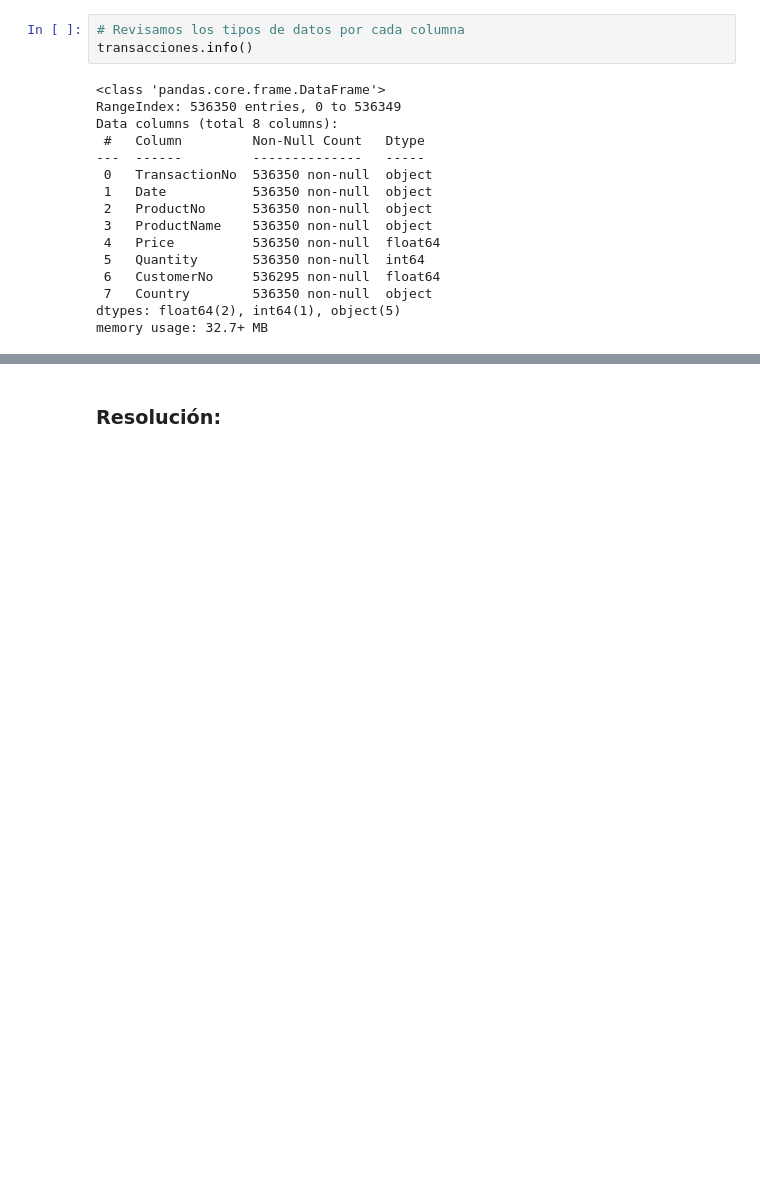
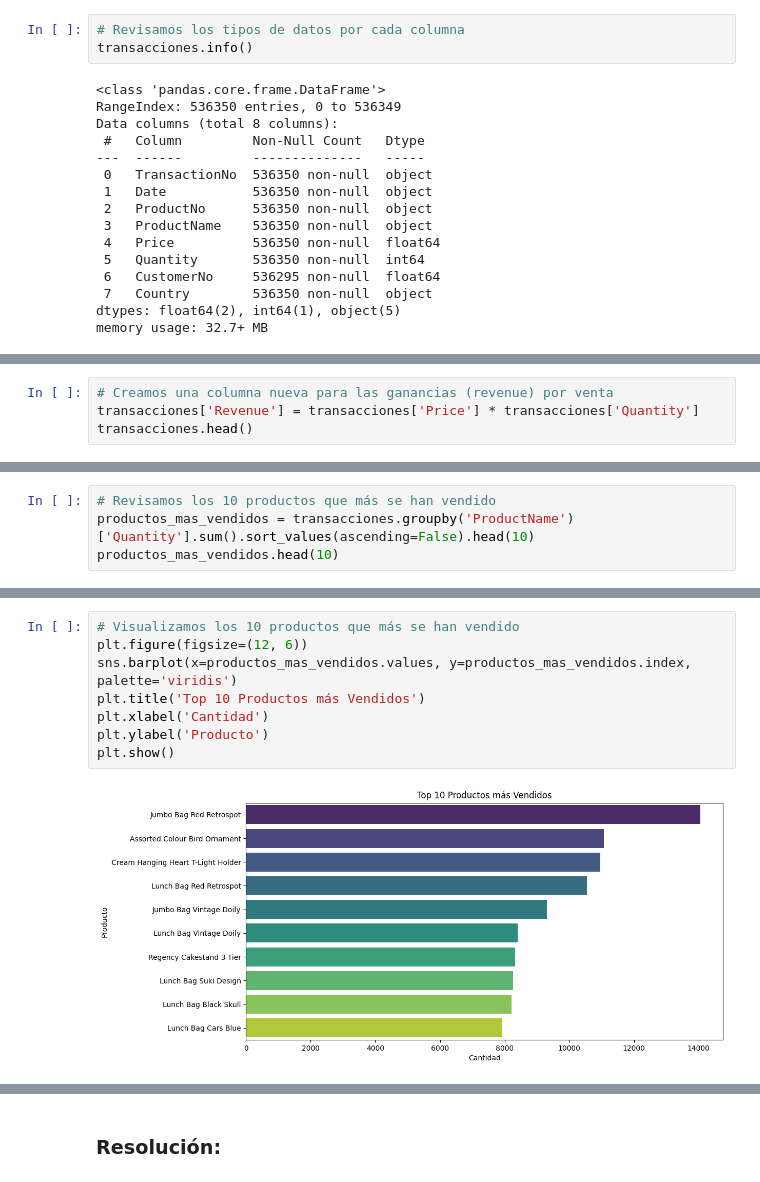
Before and after one commit to eugeniomorocho/Notebooks_DataMining, a Jupyter notebook: Tema 2 - Preprocesamiento de Datos en Data Mining/Prueba práctica 2 - .ipynb, the cells around one changed output, grey strips where cells are left out. Saved outputs shown, nothing was run; the diff lists cells and outputs as text; blank space fills up the shorter version.

```diff
--- a/Tema 2 - Preprocesamiento de Datos en Data Mining/Prueba práctica 2 - .ipynb
+++ b/Tema 2 - Preprocesamiento de Datos en Data Mining/Prueba práctica 2 - .ipynb
@@ -67,0 +123,4 @@ memory usage: 32.7+ MB
+# %%
+# Creamos una columna nueva para las ganancias (revenue) por venta
+transacciones['Revenue'] = transacciones['Price'] * transacciones['Quantity']
+transacciones.head()
@@ -67,0 +134,4 @@ memory usage: 32.7+ MB
+# %%
+# Revisamos los 10 productos que más se han vendido
+productos_mas_vendidos = transacciones.groupby('ProductName')['Quantity'].sum().sort_values(ascending=False).head(10)
+productos_mas_vendidos.head(10)
@@ -67,0 +151,10 @@ memory usage: 32.7+ MB
+# %%
+# Visualizamos los 10 productos que más se han vendido
+plt.figure(figsize=(12, 6))
+sns.barplot(x=productos_mas_vendidos.values, y=productos_mas_vendidos.index, palette='viridis')
+plt.title('Top 10 Productos más Vendidos')
+plt.xlabel('Cantidad')
+plt.ylabel('Producto')
+plt.show()
+# %% [output]
+[figure, added]
```
Also changed, not shown: parts of 18 cells of this notebook, 1 other file.
